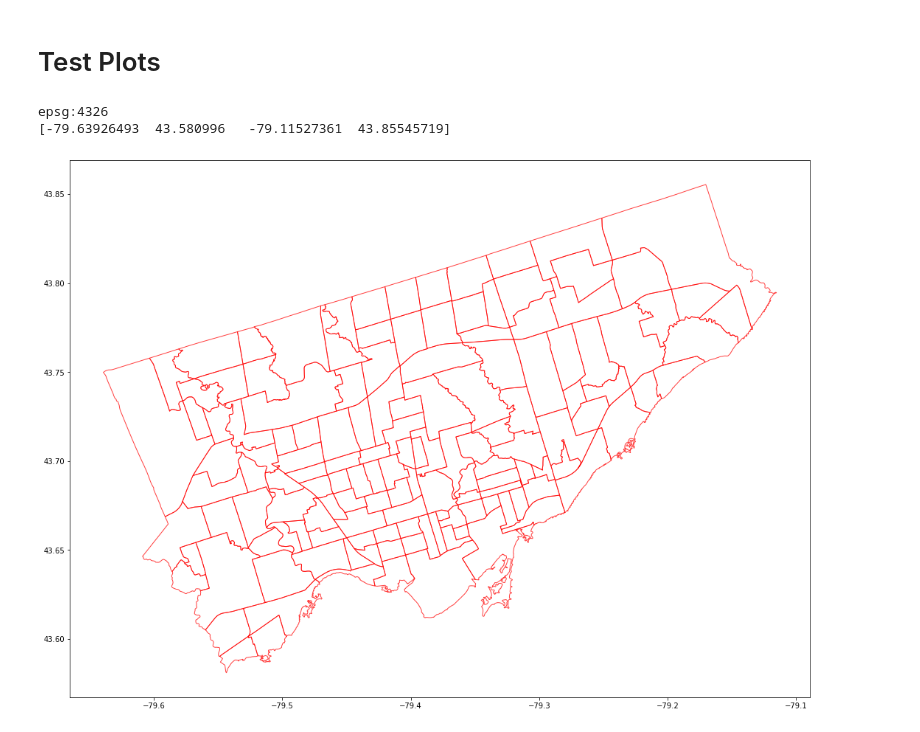
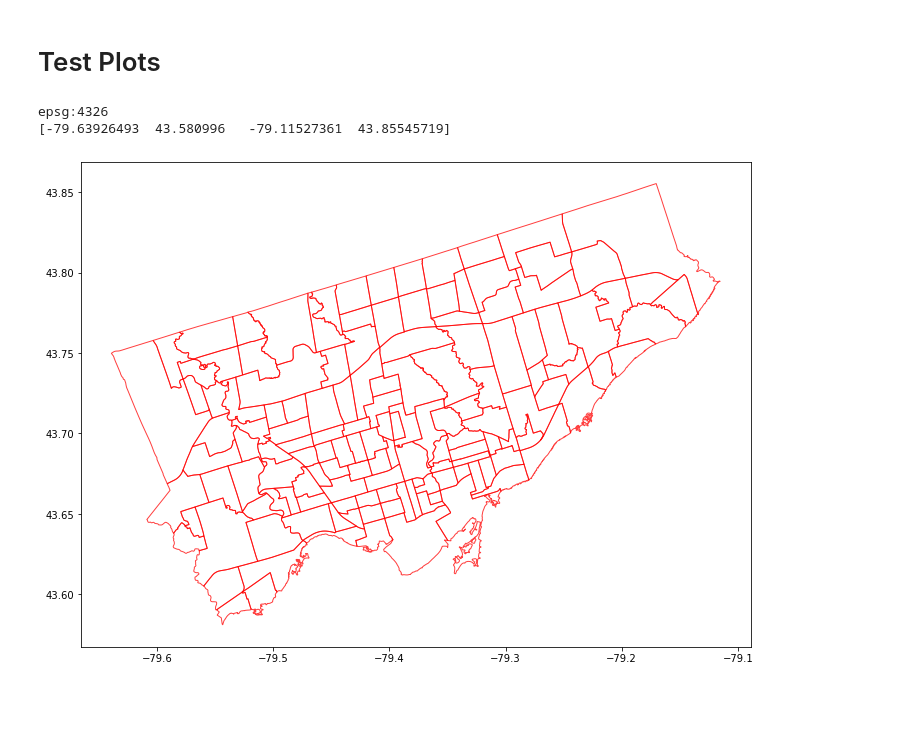
Before and after one commit to MattKavanaugh/dcsa_grp_project, a Jupyter notebook: eda_and_cleaning.ipynb, the cells around one changed output. Cells and saved outputs as stored; diff of their text form; code cells hidden in the pictures; blank space fills up the shorter version.

```diff
--- a/eda_and_cleaning.ipynb
+++ b/eda_and_cleaning.ipynb
@@ -1351,16 +1351,16 @@ Done.
 # %%
 # plot neighbourhood boundaries
 print(tor_nbs.geometry.crs)
 print(tor_nbs.total_bounds)
-ax = tor_nbs.plot(figsize=(18,14),
+ax = tor_nbs.plot(figsize=(12,10),
                   edgecolor='red',
                   facecolor='none',
                   linewidth=1,
                   alpha=0.75)
 # %% [output]
 epsg:4326
 [-79.63926493  43.580996   -79.11527361  43.85545719]
-[figure, old version]
+[figure, new version]
 # %%
 # plot crime
 print(crime.geometry.crs)
```
Also changed, not shown: parts of 27 cells of this notebook, 22 other files.
